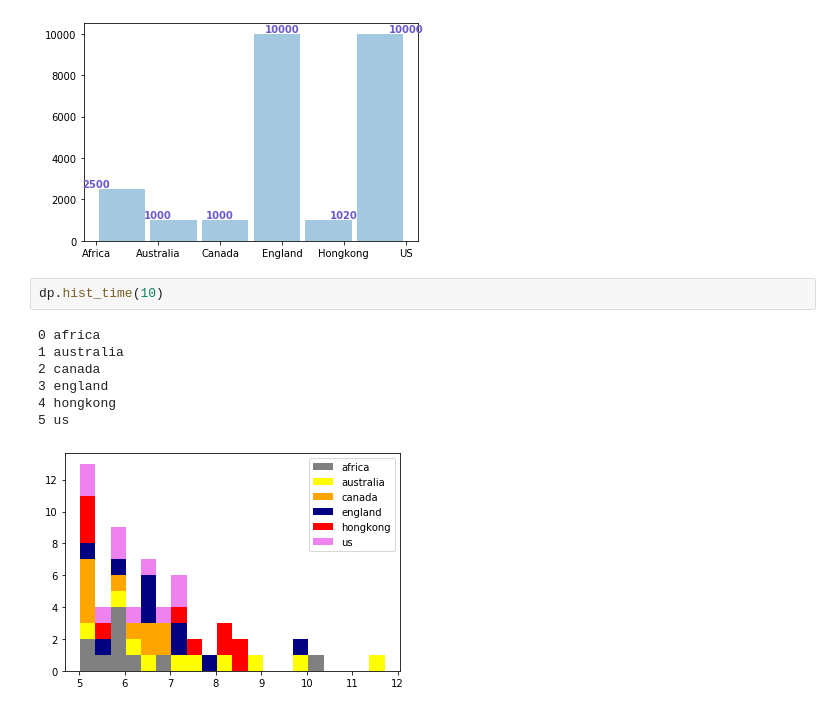
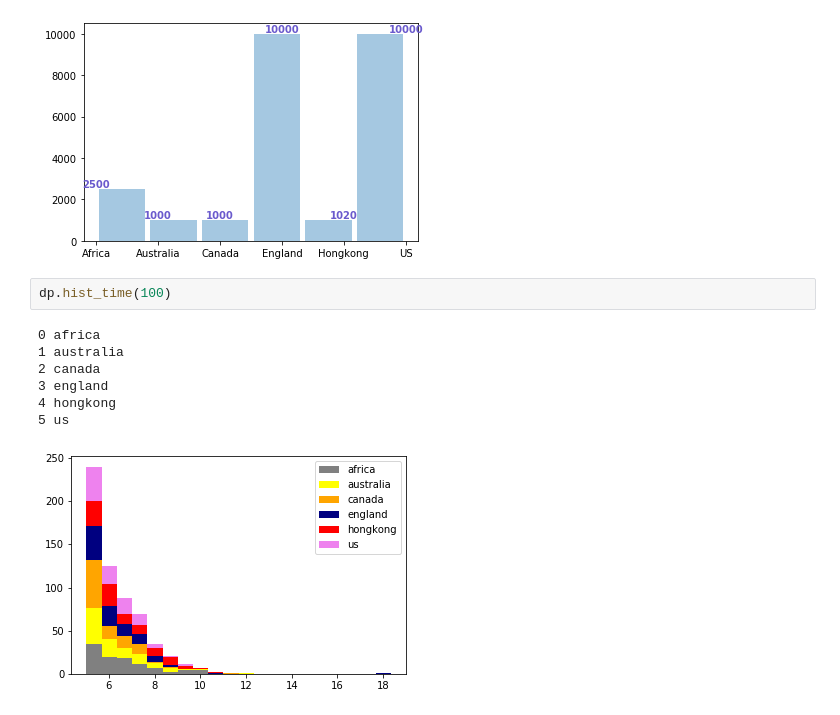
Before and after one commit to yebiny/english-audio-classify, a Jupyter notebook: process-tutorial.ipynb, the cells around one changed output. Saved outputs shown, nothing was run; the diff lists cells and outputs as text.

```diff
--- a/process-tutorial.ipynb
+++ b/process-tutorial.ipynb
@@ -10,12 +25,12 @@ dp.hist_with_number(dp.csvfile['accent'])
 # %% [output]
 [figure]
 # %%
-dp.hist_time(10)
+dp.hist_time(100)
 # %% [output]
 0 africa
 1 australia
 2 canada
 3 england
 4 hongkong
 5 us
-[figure, old version]
+[figure, new version]
```
Also changed, not shown: parts of 13 cells of this notebook, 1 other file.
